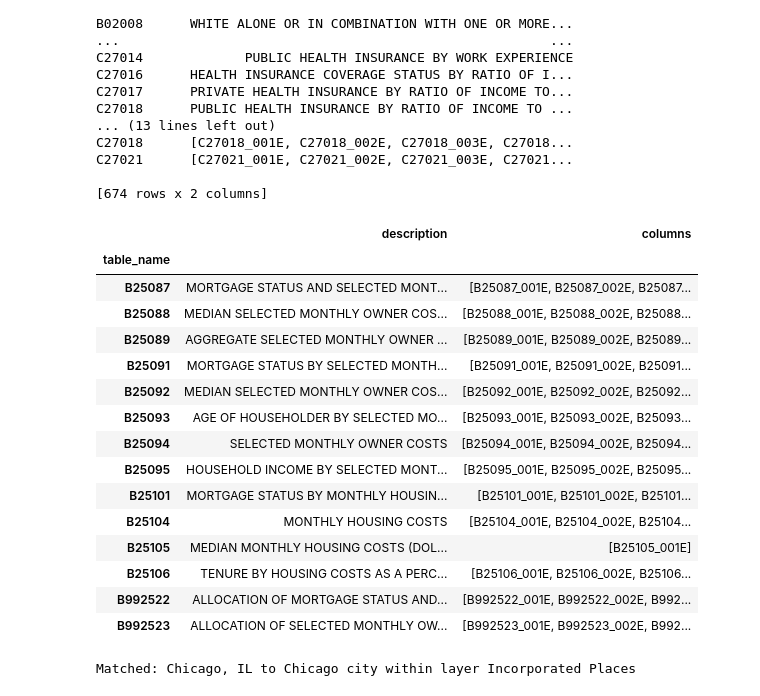
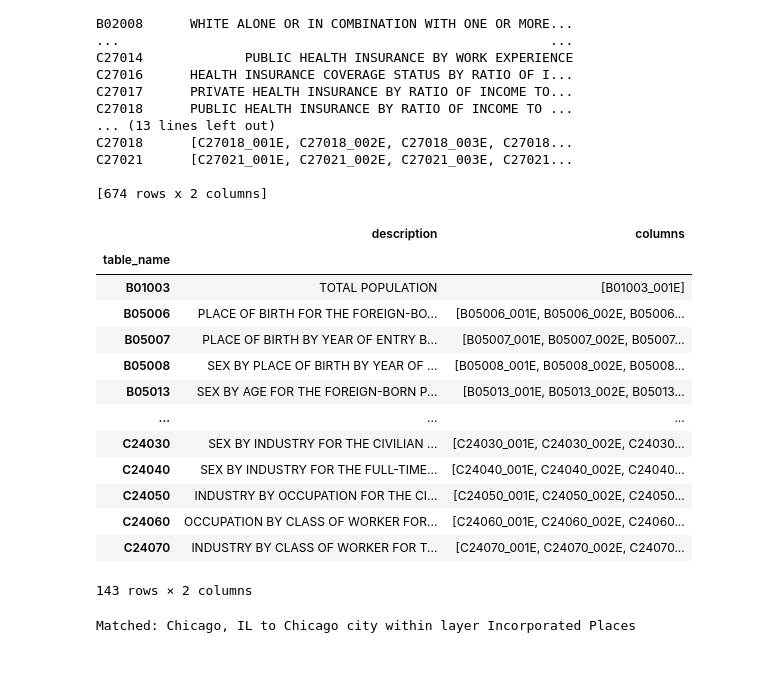
Before and after one commit to KathrynPanger/censusViz, a Jupyter notebook: scratch.ipynb, the cells around one changed output. Saved outputs shown, nothing was run; the diff lists cells and outputs as text; code cells hidden in the pictures; blank space fills up the shorter version.

```diff
--- a/scratch.ipynb
+++ b/scratch.ipynb
@@ -57,24 +58,23 @@ C27021      [C27021_001E, C27021_002E, C27021_003E, C27021...
 
 [674 rows x 2 columns]
 # %%
-acs.filter_tables('COST', by='description')
+acs.filter_tables('POPULATION', by='description')
+B01003_001E
 # %% [output]
 |  | description | columns |
 | table_name |  |  |
-| B25087 | MORTGAGE STATUS AND SELECTED MONT... | [B25087_001E, B25087_002E, B25087... |
-| B25088 | MEDIAN SELECTED MONTHLY OWNER COS... | [B25088_001E, B25088_002E, B25088... |
-| B25089 | AGGREGATE SELECTED MONTHLY OWNER ... | [B25089_001E, B25089_002E, B25089... |
-| B25091 | MORTGAGE STATUS BY SELECTED MONTH... | [B25091_001E, B25091_002E, B25091... |
-| B25092 | MEDIAN SELECTED MONTHLY OWNER COS... | [B25092_001E, B25092_002E, B25092... |
-| B25093 | AGE OF HOUSEHOLDER BY SELECTED MO... | [B25093_001E, B25093_002E, B25093... |
-| B25094 | SELECTED MONTHLY OWNER COSTS | [B25094_001E, B25094_002E, B25094... |
-| B25095 | HOUSEHOLD INCOME BY SELECTED MONT... | [B25095_001E, B25095_002E, B25095... |
-| B25101 | MORTGAGE STATUS BY MONTHLY HOUSIN... | [B25101_001E, B25101_002E, B25101... |
-| B25104 | MONTHLY HOUSING COSTS | [B25104_001E, B25104_002E, B25104... |
-| B25105 | MEDIAN MONTHLY HOUSING COSTS (DOL... | [B25105_001E] |
-| B25106 | TENURE BY HOUSING COSTS AS A PERC... | [B25106_001E, B25106_002E, B25106... |
-| B992522 | ALLOCATION OF MORTGAGE STATUS AND... | [B992522_001E, B992522_002E, B992... |
-| B992523 | ALLOCATION OF SELECTED MONTHLY OW... | [B992523_001E, B992523_002E, B992... |
+| B01003 | TOTAL POPULATION | [B01003_001E] |
+| B05006 | PLACE OF BIRTH FOR THE FOREIGN-BO... | [B05006_001E, B05006_002E, B05006... |
+| B05007 | PLACE OF BIRTH BY YEAR OF ENTRY B... | [B05007_001E, B05007_002E, B05007... |
+| B05008 | SEX BY PLACE OF BIRTH BY YEAR OF ... | [B05008_001E, B05008_002E, B05008... |
+| B05013 | SEX BY AGE FOR THE FOREIGN-BORN P... | [B05013_001E, B05013_002E, B05013... |
+| ... | ... | ... |
+| C24030 | SEX BY INDUSTRY FOR THE CIVILIAN ... | [C24030_001E, C24030_002E, C24030... |
+| C24040 | SEX BY INDUSTRY FOR THE FULL-TIME... | [C24040_001E, C24040_002E, C24040... |
+| C24050 | INDUSTRY BY OCCUPATION FOR THE CI... | [C24050_001E, C24050_002E, C24050... |
+| C24060 | OCCUPATION BY CLASS OF WORKER FOR... | [C24060_001E, C24060_002E, C24060... |
+| C24070 | INDUSTRY BY CLASS OF WORKER FOR T... | [C24070_001E, C24070_002E, C24070... |
+143 rows × 2 columns
 # %%
 variables = ['B25105_001E']
 # %%
```
Also changed, not shown: parts of 10 cells of this notebook, 4 other files.
